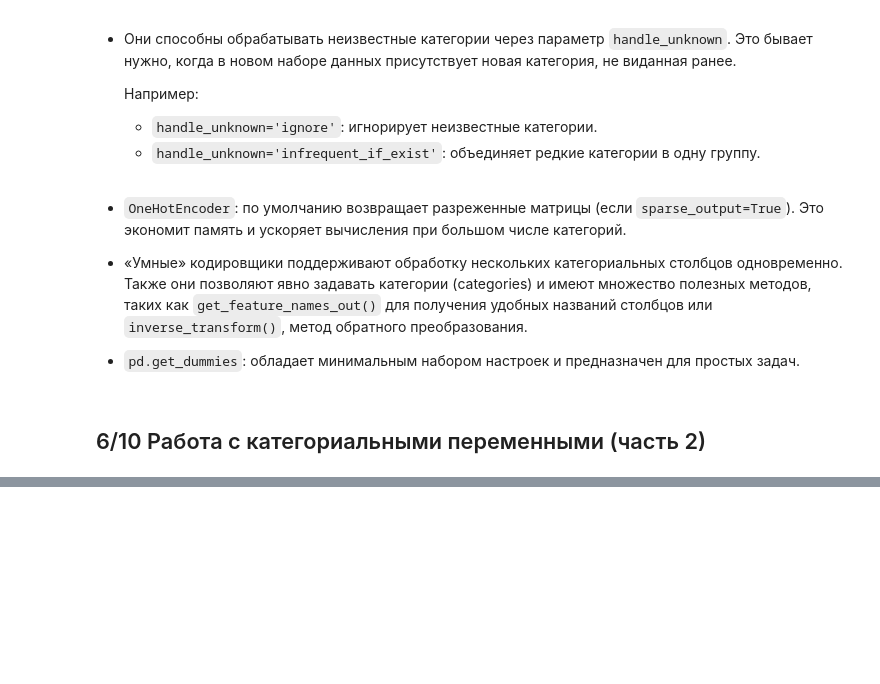
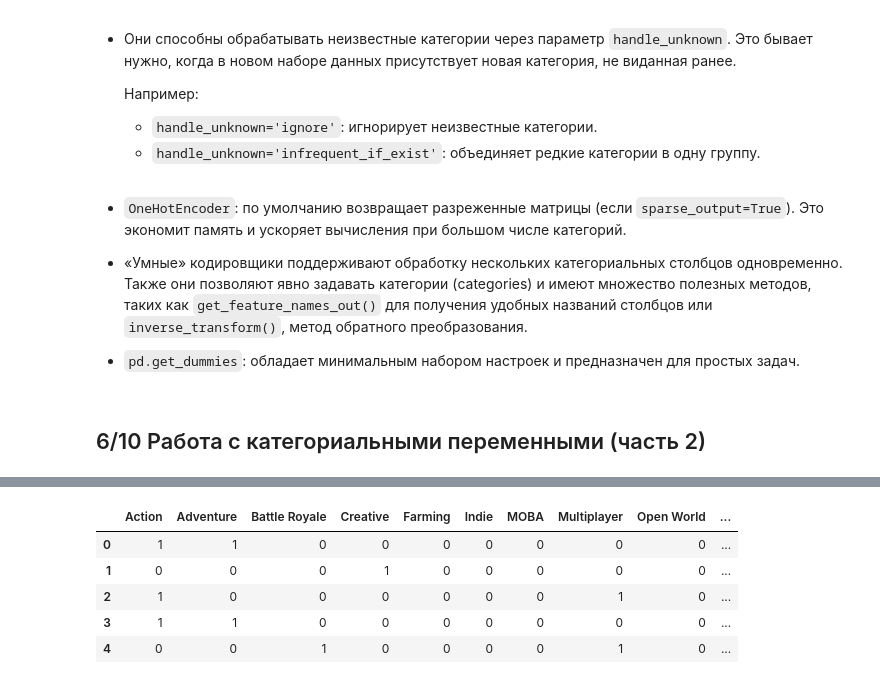
Before and after one commit to iTonyJah/DataScience, a Jupyter notebook: Edu/classical_ml/classical_ml_test.ipynb, the cells around one changed output, grey strips where cells are left out. Saved outputs shown, nothing was run; the diff lists cells and outputs as text; code cells hidden in the pictures; blank space fills up the shorter version.

```diff
--- a/Edu/classical_ml/classical_ml_test.ipynb
+++ b/Edu/classical_ml/classical_ml_test.ipynb
@@ -2081,0 +2064,31 @@ memory usage: 132.9+ KB
+# %%
+import pandas as pd
+
+df= pd.DataFrame({
+    'game': [
+        'The Witcher 3',
+        'Minecraft',
+        'Overwatch',
+        'Dark Souls',
+        'Fortnite',
+        'Civilization VI',
+        'Stardew Valley',
+        'GTA V',
+        'League of Legends',
+        'Among Us'
+    ],
+    'genres': [
+        'RPG,Action,Adventure',
+        'Sandbox,Survival,Creative',
+        'Shooter,Multiplayer,Action',
+        'RPG,Action,Adventure',
+        'Battle Royale,Shooter,Multiplayer',
+        'Strategy,Simulation,Turn-Based',
+        'Simulation,Farming,Indie',
+        'Action,Adventure,Open World',
+        'MOBA,Multiplayer,Strategy',
+        'Social Deduction,Multiplayer,Indie'
+    ]
+})
+
+df
@@ -2081,0 +2111,10 @@ memory usage: 132.9+ KB
+# %%
+df_dummies = df['genres'].str.get_dummies(sep=',')
+df_dummies.head()
+# %% [output]
+|  | Action | Adventure | Battle Royale | Creative | Farming | Indie | MOBA | Multiplayer | Open World | ... |
+| 0 | 1 | 1 | 0 | 0 | 0 | 0 | 0 | 0 | 0 | ... |
+| 1 | 0 | 0 | 0 | 1 | 0 | 0 | 0 | 0 | 0 | ... |
+| 2 | 1 | 0 | 0 | 0 | 0 | 0 | 0 | 1 | 0 | ... |
+| 3 | 1 | 1 | 0 | 0 | 0 | 0 | 0 | 0 | 0 | ... |
+| 4 | 0 | 0 | 1 | 0 | 0 | 0 | 0 | 1 | 0 | ... |
```
Also changed, not shown: parts of 14 cells of this notebook.
